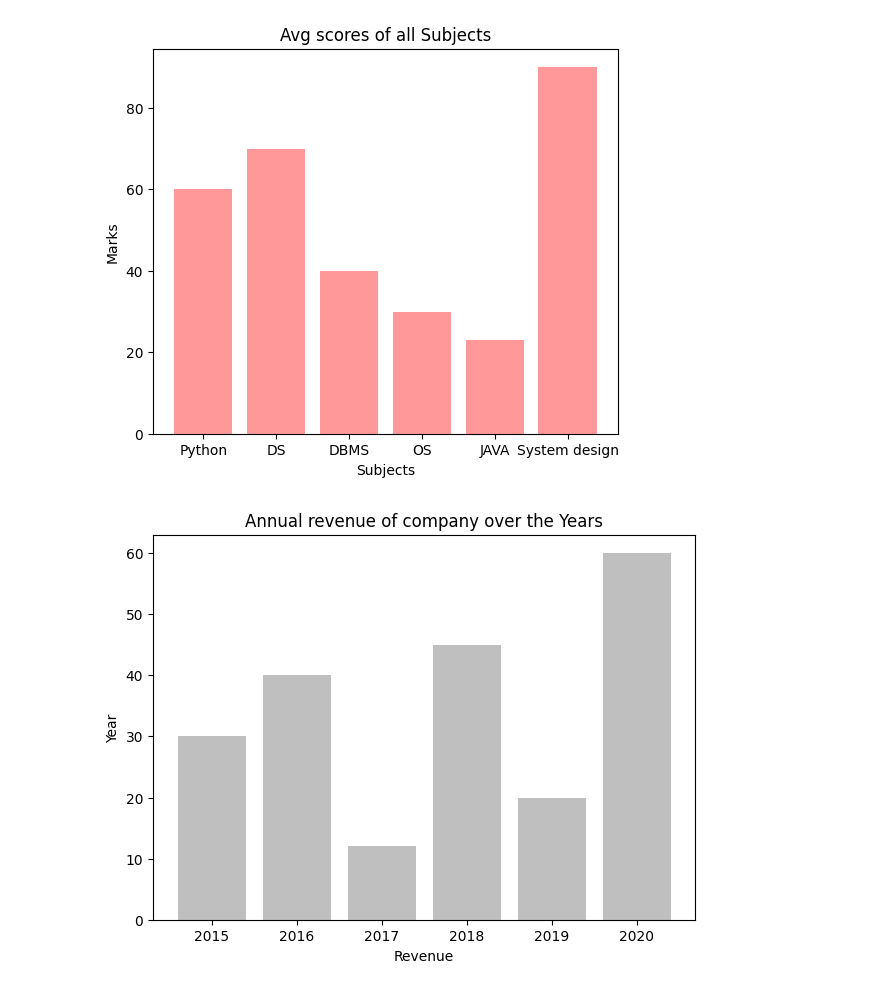
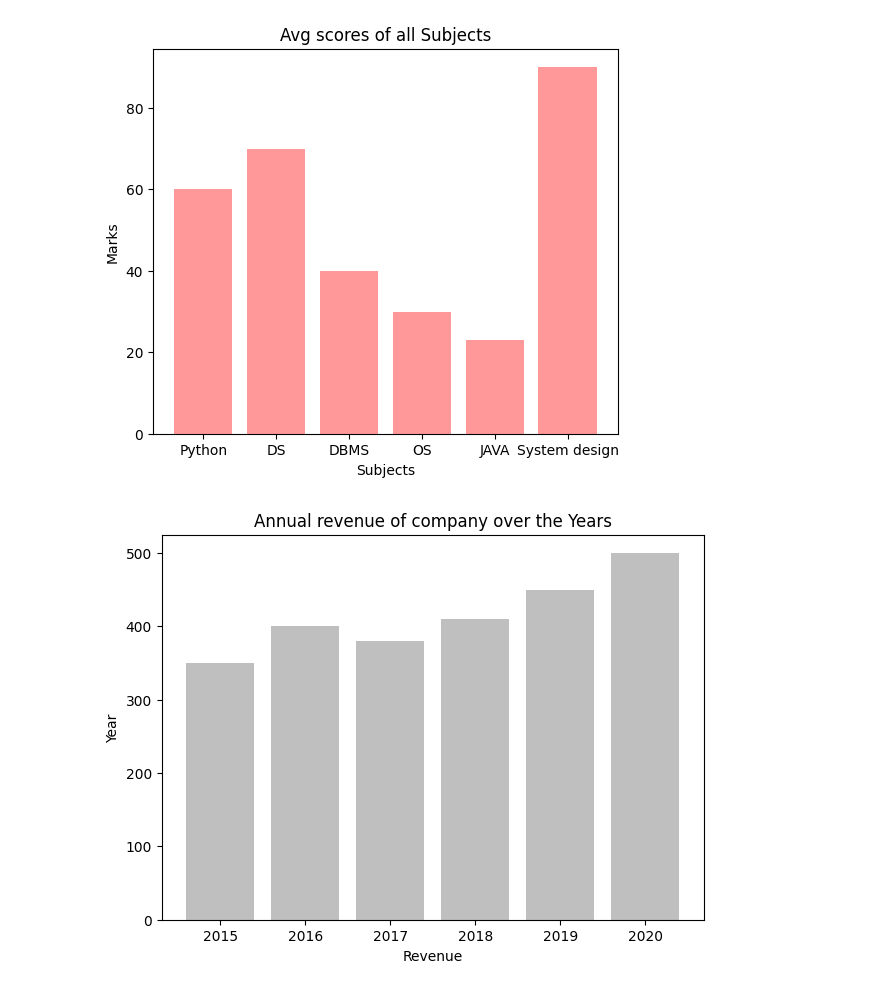
Before and after one commit to Aditya44234/AIwithPy, a Jupyter notebook: matplotlib.ipynb, the cells around one changed output. Drawn from its saved outputs; the diff is of its cells as text; code cells hidden in the pictures.

Commit message:
New graph

```diff
--- a/matplotlib.ipynb
+++ b/matplotlib.ipynb
@@ -34,19 +34,20 @@ plt.show()
 # %%
 import matplotlib.pyplot as plt
 import matplotlib as mpl
 import numpy as np
 import pandas as pd
 
 plt.figure(figsize=(7,5))
 
 plt.title("Annual revenue of company over the Years")
-revn=[30,40,12,45,20,60]
-year=[2015,2016,2017,2018,2019,2020]
+years = ['2015', '2016', '2017', '2018', '2019', '2020']
+revenue = [350, 400, 380, 410, 450, 500]
+
 
 plt.xlabel("Revenue")
 plt.ylabel("Year")
 
-plt.bar(year,revn,color='grey',alpha=0.5)
+plt.bar(years,revenue,color='grey',alpha=0.5)
 plt.show()
 # %% [output]
-[figure, old version]
+[figure, new version]
```
Also changed, not shown: parts of 1 cell of this notebook.
